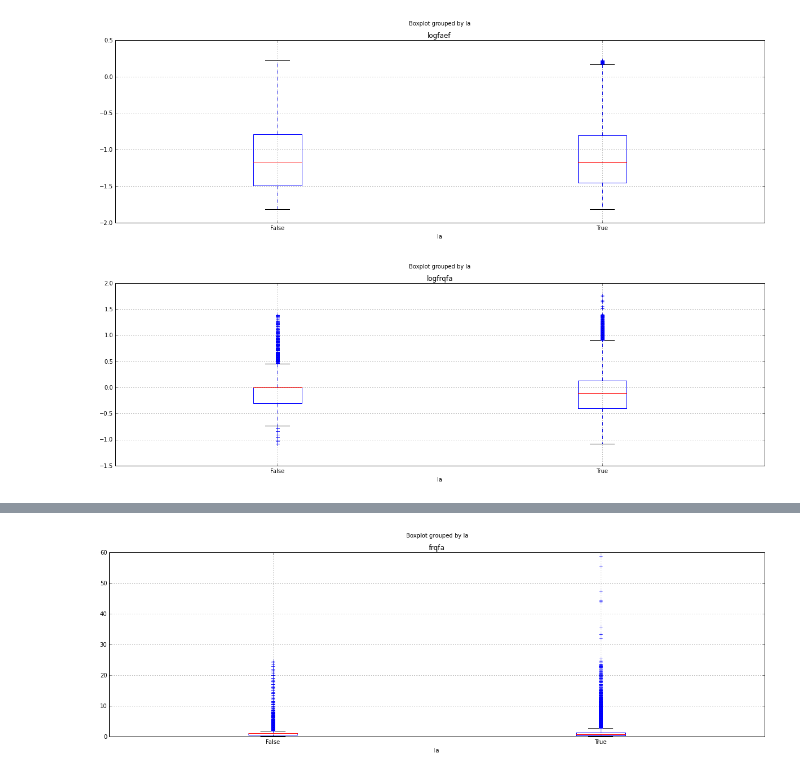
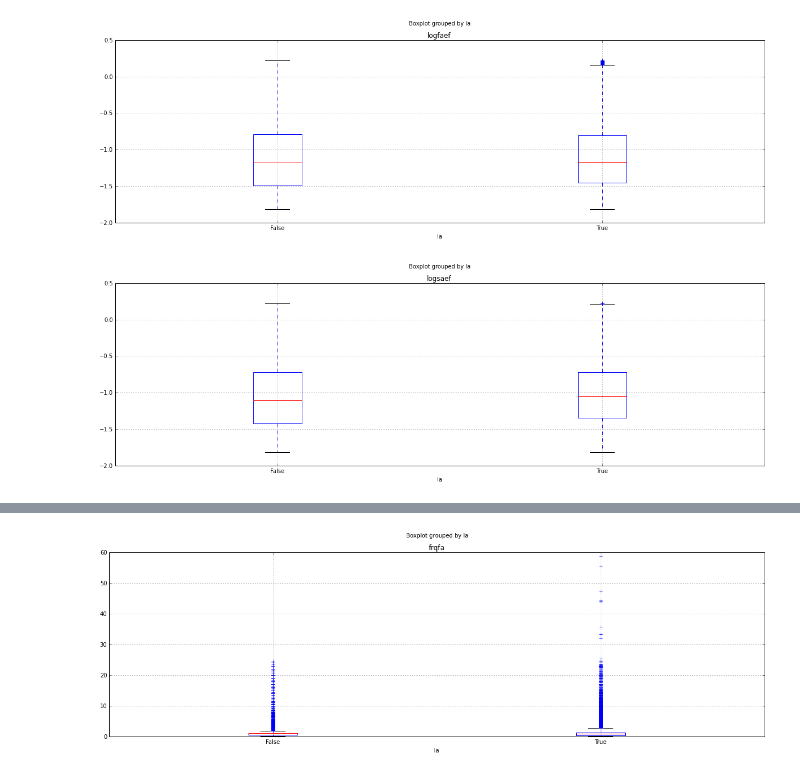
Before and after one commit to shinwachi/cs109_firstOrPerish, a Jupyter notebook: analysis/exploratory_data_analysis.ipynb, the cells around one changed output, grey strips where cells are left out. Cells and saved outputs as stored; diff of their text form; code cells hidden in the pictures.

```diff
--- a/analysis/exploratory_data_analysis.ipynb
+++ b/analysis/exploratory_data_analysis.ipynb
@@ -82,3 +91,14 @@ d['logfaef'] = np.log10(d.faef)
+# %%
+d['logtaap'] = np.log10(d.taap)
+# %%
+# total scientist author paper
+d['tsap'] = d.taap-d.tlap
+d['logtsap'] = np.log10(d.tsap)
+# %%
+d['frqsa'] = d.tsap/d.scl
+d['logfrqsa'] = np.log10(d.frqsa)
+# %%
+d = d[d.rtd == True]
 # %%
 np.median(d[d.la == True].adjfrqfa)
 # %% [output]
@@ -97,7 +122,7 @@ ax = d.boxplot(column='logfaef', by='la')
 # %% [output]
 [figure]
 # %%
-
-ax = d.boxplot(column='logfrqfa', by='la')
+# total quality doesn't matter either
+ax = d.boxplot(column='logsaef', by='la')
 # %% [output]
-[figure, old version]
+[figure, new version]
```
Also changed, not shown: parts of 15 cells of this notebook.
